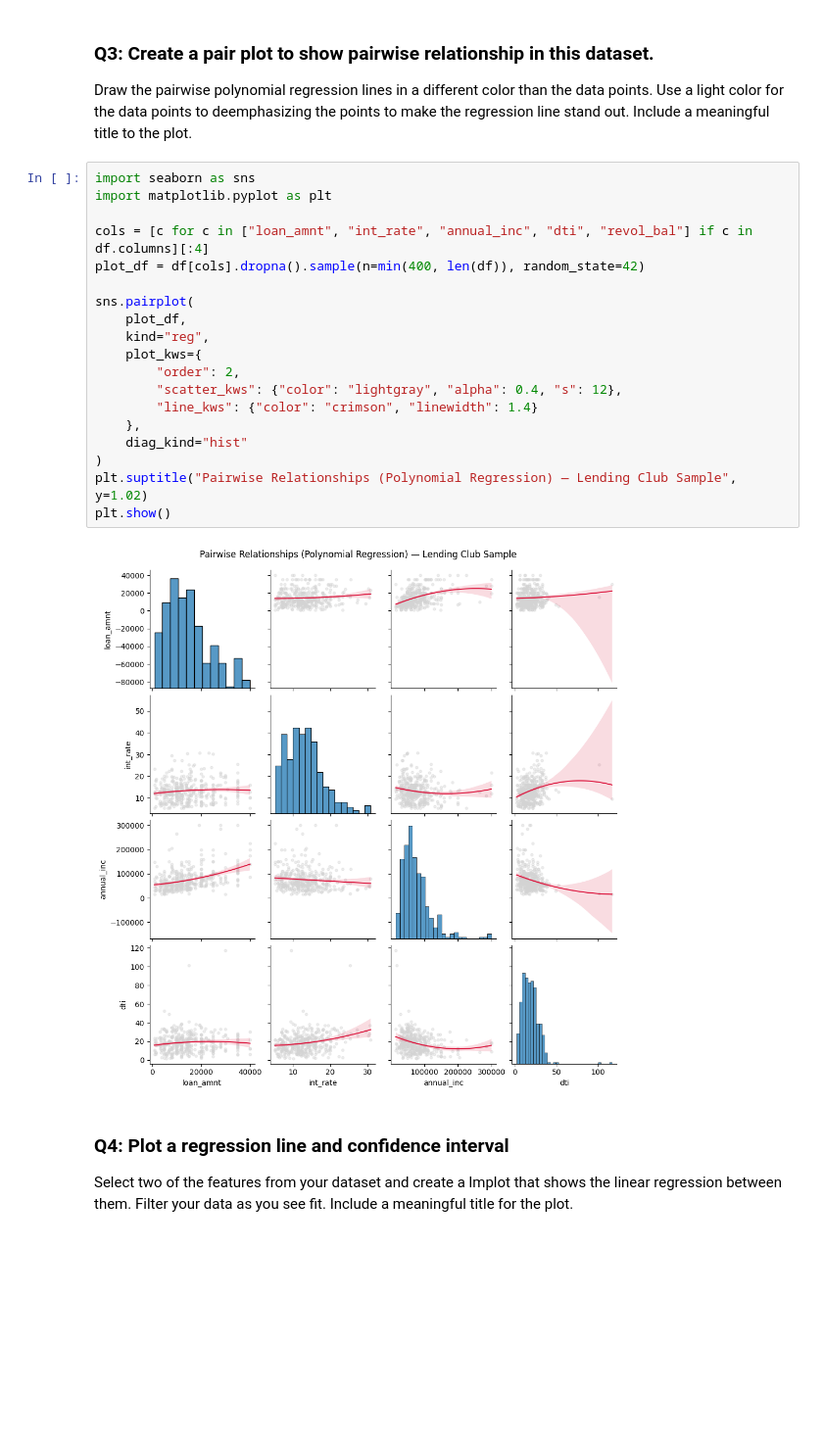
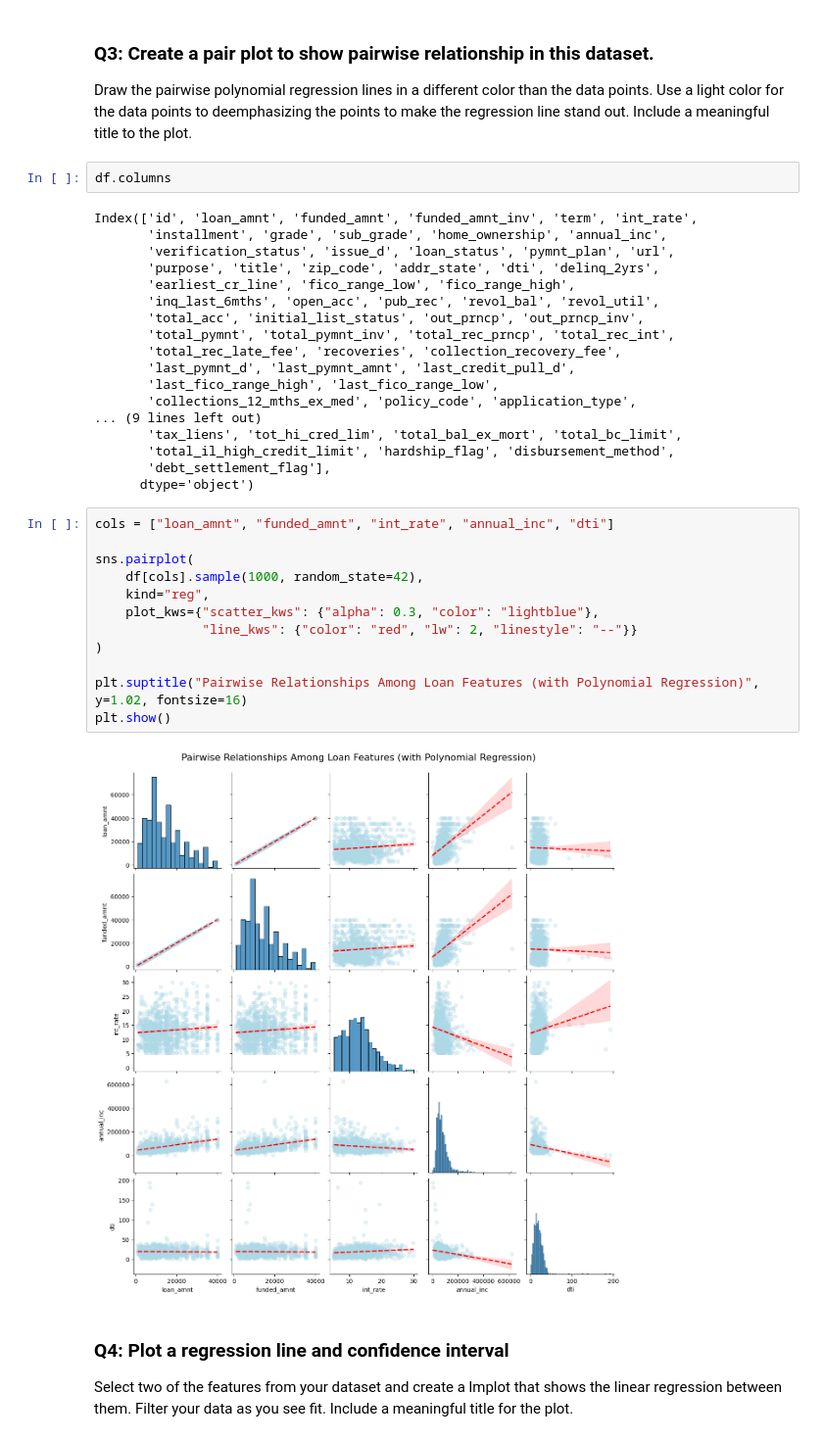
Before and after one commit to CS133-DataVisualization/term-project-vizvisionaries, a Jupyter notebook: Project Assignments/CS133_F25_P1_relplot_scatter.ipynb, the cells around one changed output. Shown at 98% size. Saved outputs shown, nothing was run; the diff lists cells and outputs as text; blank space fills up the shorter version.

```diff
--- a/Project Assignments/CS133_F25_P1_relplot_scatter.ipynb
+++ b/Project Assignments/CS133_F25_P1_relplot_scatter.ipynb
@@ -94,27 +94,40 @@ memory usage: 1.5+ GB
 # %% [markdown]
 ### Q3: Create a pair plot to show pairwise relationship in this dataset.
 Draw the pairwise polynomial regression lines in a different color than the data points. Use a light color for the data points to deemphasizing the points to make the regression line stand out. Include a meaningful title to the plot.
+# %%
+df.columns
+# %% [output]
+Index(['id', 'loan_amnt', 'funded_amnt', 'funded_amnt_inv', 'term', 'int_rate',
+       'installment', 'grade', 'sub_grade', 'home_ownership', 'annual_inc',
+       'verification_status', 'issue_d', 'loan_status', 'pymnt_plan', 'url',
+       'purpose', 'title', 'zip_code', 'addr_state', 'dti', 'delinq_2yrs',
+       'earliest_cr_line', 'fico_range_low', 'fico_range_high',
+       'inq_last_6mths', 'open_acc', 'pub_rec', 'revol_bal', 'revol_util',
+       'total_acc', 'initial_list_status', 'out_prncp', 'out_prncp_inv',
+       'total_pymnt', 'total_pymnt_inv', 'total_rec_prncp', 'total_rec_int',
+       'total_rec_late_fee', 'recoveries', 'collection_recovery_fee',
+       'last_pymnt_d', 'last_pymnt_amnt', 'last_credit_pull_d',
+       'last_fico_range_high', 'last_fico_range_low',
+       'collections_12_mths_ex_med', 'policy_code', 'application_type',
+... (9 lines left out)
+       'tax_liens', 'tot_hi_cred_lim', 'total_bal_ex_mort', 'total_bc_limit',
+       'total_il_high_credit_limit', 'hardship_flag', 'disbursement_method',
+       'debt_settlement_flag'],
+      dtype='object')
 # %%
-import seaborn as sns
-import matplotlib.pyplot as plt
-
-cols = [c for c in ["loan_amnt", "int_rate", "annual_inc", "dti", "revol_bal"] if c in df.columns][:4]
-plot_df = df[cols].dropna().sample(n=min(400, len(df)), random_state=42)
+cols = ["loan_amnt", "funded_amnt", "int_rate", "annual_inc", "dti"]
 
 sns.pairplot(
-    plot_df,
+    df[cols].sample(1000, random_state=42),
     kind="reg",
-    plot_kws={
-        "order": 2,
-        "scatter_kws": {"color": "lightgray", "alpha": 0.4, "s": 12},
-        "line_kws": {"color": "crimson", "linewidth": 1.4}
-    },
-    diag_kind="hist"
+    plot_kws={"scatter_kws": {"alpha": 0.3, "color": "lightblue"},
+              "line_kws": {"color": "red", "lw": 2, "linestyle": "--"}}
 )
-plt.suptitle("Pairwise Relationships (Polynomial Regression) — Lending Club Sample", y=1.02)
+
+plt.suptitle("Pairwise Relationships Among Loan Features (with Polynomial Regression)", y=1.02, fontsize=16)
 plt.show()
 # %% [output]
-[figure, old version]
+[figure, new version]
 # %% [markdown]
 ### Q4: Plot a regression line and confidence interval
 Select two of the features from your dataset and create a lmplot that shows the linear regression between them. Filter your data as you see fit. Include a meaningful title for the plot.
```
Also changed, not shown: parts of 4 cells of this notebook.
